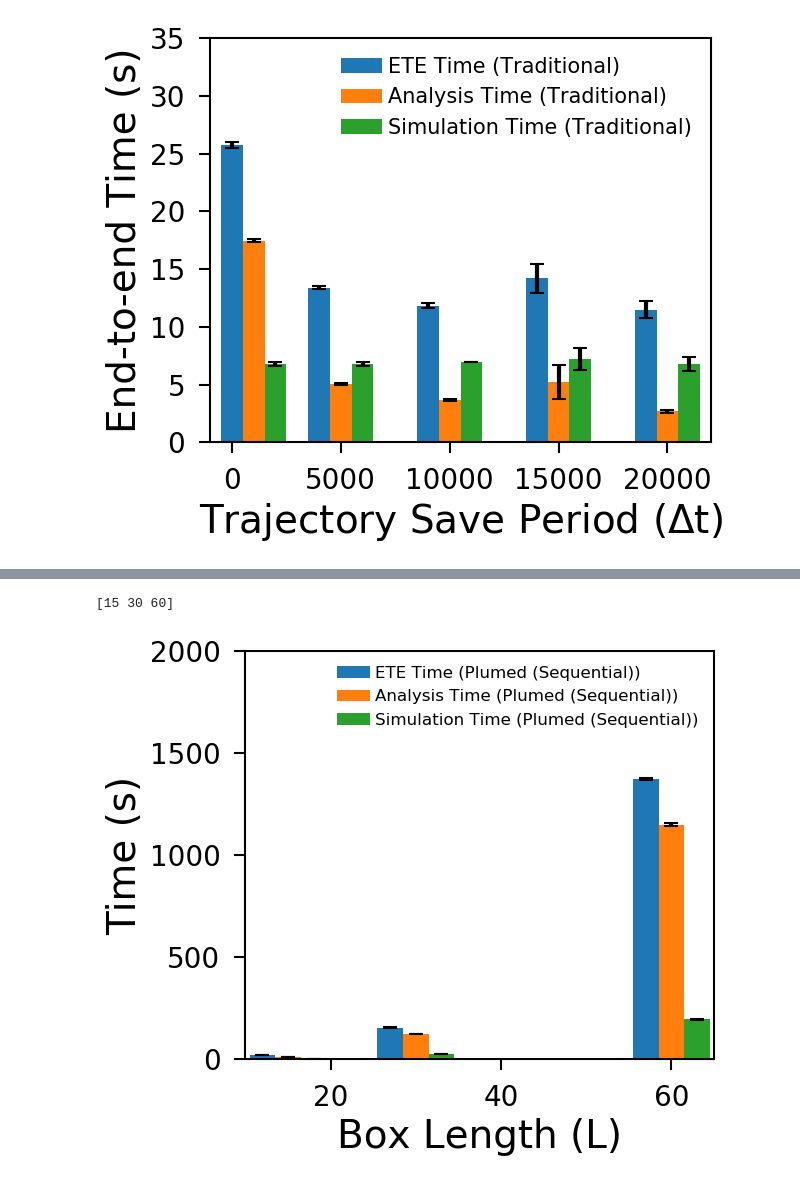
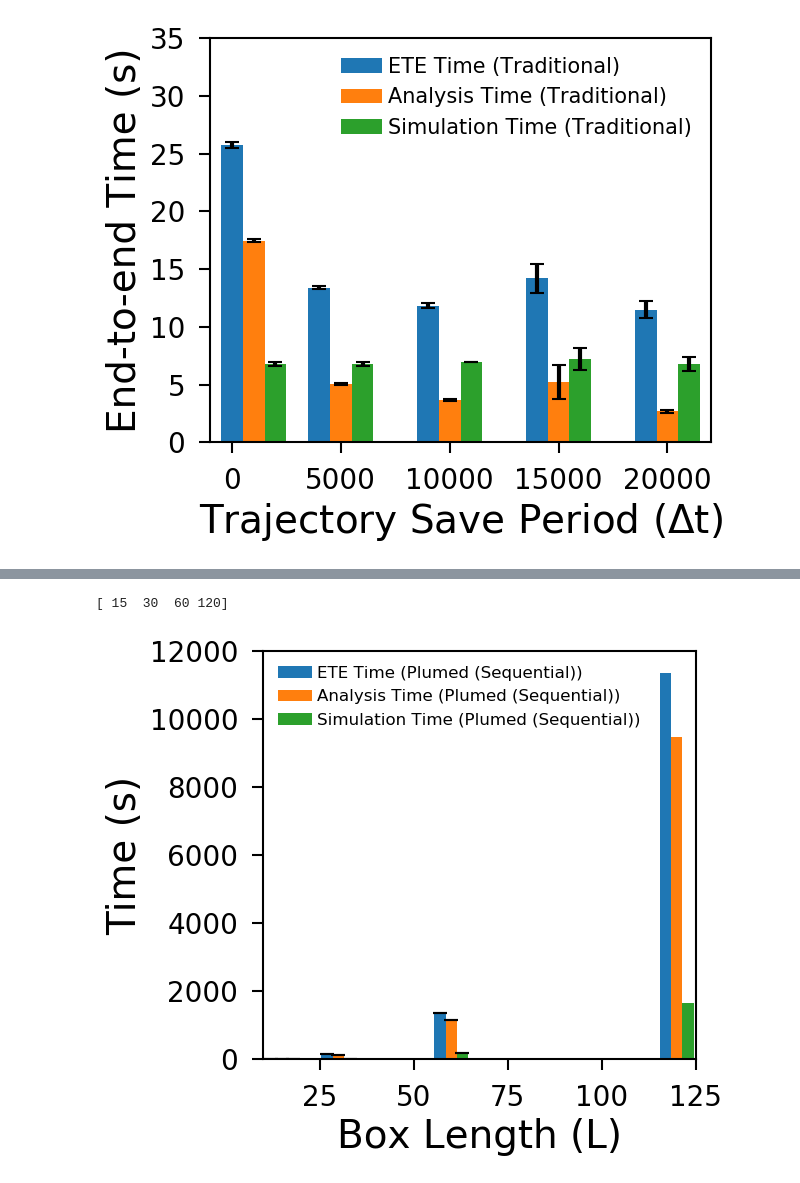
Before and after one commit to Analytics4MD/A4MD, a Jupyter notebook: examples/plot_varying_L.ipynb, the cells around one changed output, grey strips where cells are left out. Cells and saved outputs as stored; diff of their text form; code cells hidden in the pictures.

```diff
--- a/examples/plot_varying_L.ipynb
+++ b/examples/plot_varying_L.ipynb
@@ -218,37 +218,37 @@ for path,legend in paths.items():
     plt.bar(x_vals-bar_width,
             mean_tts,
             yerr=std_tts,
             align='center', alpha=1.0, ecolor='black', capsize=5, width=bar_width,
             label='ETE Time ({})'.format(legend))
 
     mean_tts = [np.mean(total_time_vals) for dump_interval, total_time_vals in a_time_dict.items()]
     std_tts = [stats.sem(total_time_vals) for dump_interval, total_time_vals in a_time_dict.items()]
 
 
     plt.bar(x_vals,
             mean_tts,
             yerr=std_tts,
             align='center', alpha=1.0, ecolor='black', capsize=5, width=bar_width,
             label='Analysis Time ({})'.format(legend))
 
     mean_tts = [np.mean(total_time_vals) for dump_interval, total_time_vals in sim_time_dict.items()]
     std_tts = [stats.sem(total_time_vals) for dump_interval, total_time_vals in sim_time_dict.items()]
 
     plt.bar(x_vals+bar_width,
             mean_tts,
             yerr=std_tts,
             align='center', alpha=1.0, ecolor='black', capsize=5, width=bar_width,
             label='Simulation Time ({})'.format(legend))
 plt.xlabel("Box Length (L)")
 plt.ylabel("Time (s)")
 plt.legend(fontsize=12)
-plt.ylim(0,2000)
-plt.xlim(10,65)
+plt.ylim(0,12000)
+plt.xlim(10,125)
 plt.savefig('figure_ETE_vary_N_bar_plumed.png', transparent=True)
 plt.show()
 # %% [output]
-[15 30 60]
+[ 15  30  60 120]
-[figure, old version]
+[figure, new version]
 # %%
 paths = {'sequential_vary_N':'Traditional','sequential_in_transit_vary_N':'Plumed (Sequential)'}
 for index, (path,legend) in enumerate(paths.items()):
```
Also changed, not shown: parts of 5 cells of this notebook.
